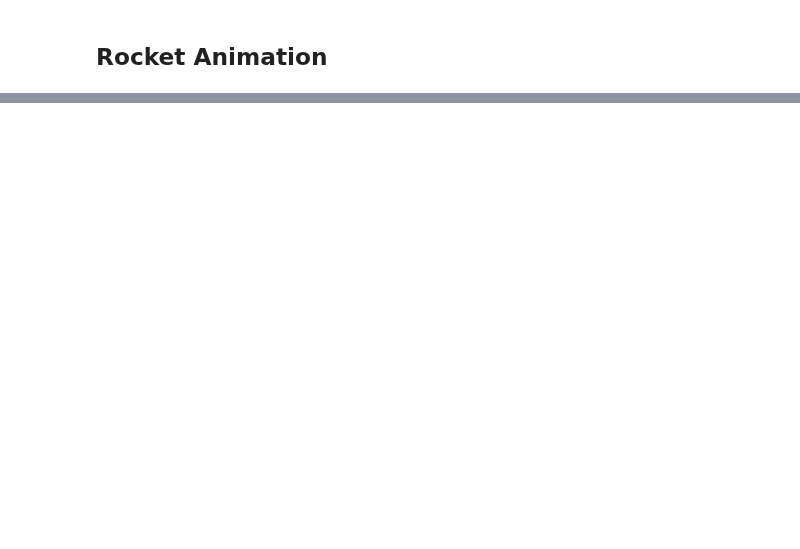
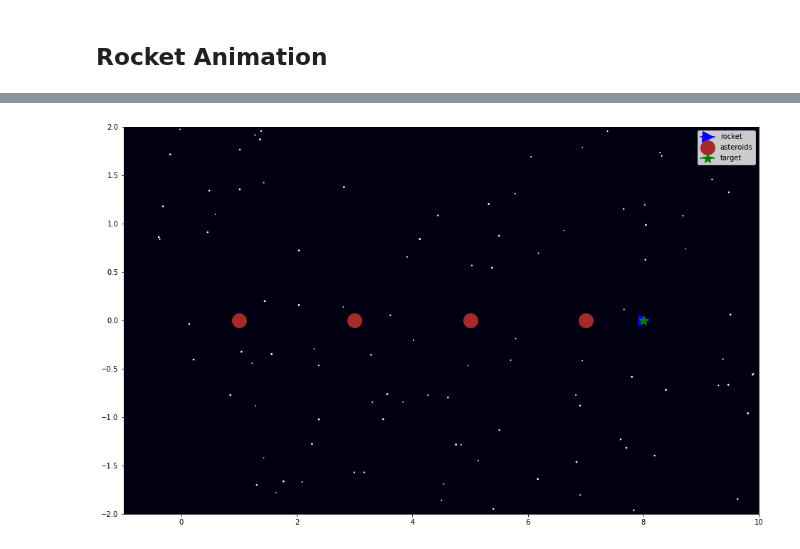
Before and after one commit to zaccmeyer/2020Crime, a Jupyter notebook: winter2024/rocket_animation.ipynb, the cells around one changed output, grey strips where cells are left out. Saved outputs shown, nothing was run; the diff lists cells and outputs as text; code cells hidden in the pictures; blank space fills up the shorter version.

```diff
--- a/winter2024/rocket_animation.ipynb
+++ b/winter2024/rocket_animation.ipynb
@@ -20,36 +208,38 @@ ax.set_xlim([-1,10])
 ax.set_ylim([-2,2])
 ax.set_facecolor('#000010')
 #get path
-path=np.array([np.sin(np.pi*x/2)/np.pi for x in xs])
+path=np.array([np.sin(np.pi*x/2)/5 for x in xs])
 path=np.vstack((xs,path)).T
 rocketpath, = ax.plot([], [],'w', alpha=0.4)
 #plot rocket
 rocket, = ax.plot([], [],'b', label='rocket', marker='>', markersize=15)
 #asteroid dots
 ax.plot([1,3,5,7], [0,0,0,0], 'o', color='brown', label='asteroids', markersize=20)
 starx=np.random.uniform(-1,10,size=100)
 stary=np.random.uniform(-2,2,size= 100)
 sizes=np.random.choice([.5,1,2,3], size=100)
 ax.scatter(starx, stary, s=sizes, color='white')
 ax.plot(8,0, color='green', label='target', markersize=15, marker="*")
 ax.legend()
 def update(t):
     if t<50:
         s=0
         p=t
     elif t>199:
         p=199
         s=t-50
     else:
         s=t-50
         p=t
     #update path
     rocketpath.set_data(path[s:p,0],path[s:p,1])
     #update rocket
     rocket.set_data(path[p,0],path[p,1])
 #save and show
 ani = FuncAnimation(fig, update, frames=ts, interval=20)
 ani.save('animation1.mp4')
+# %% [output]
+[figure, added]
 # %% [markdown]
 <video src="animation1.mp4" controls>
 # %% [markdown]
```
Also changed, not shown: parts of 8 cells of this notebook, 4 other files.
